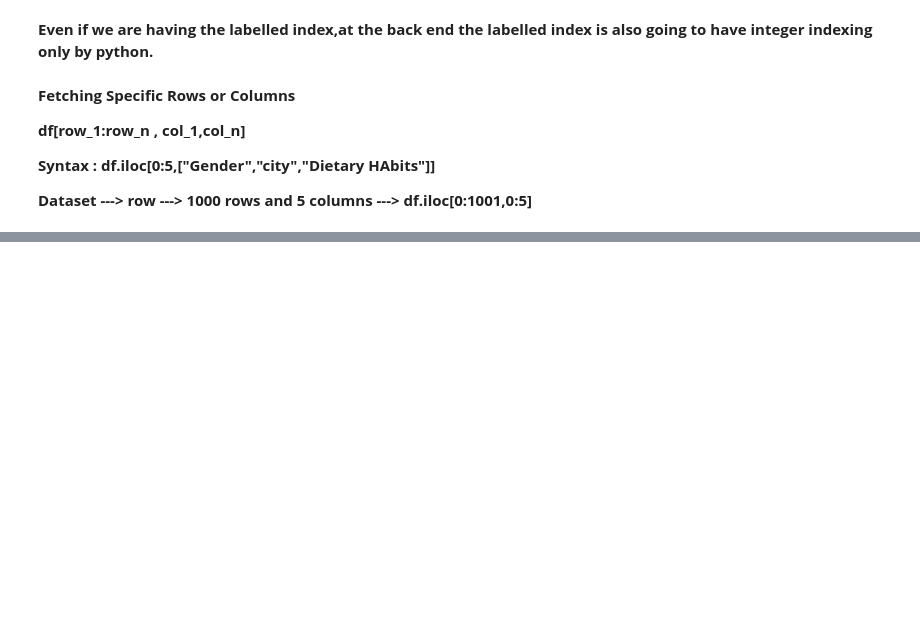
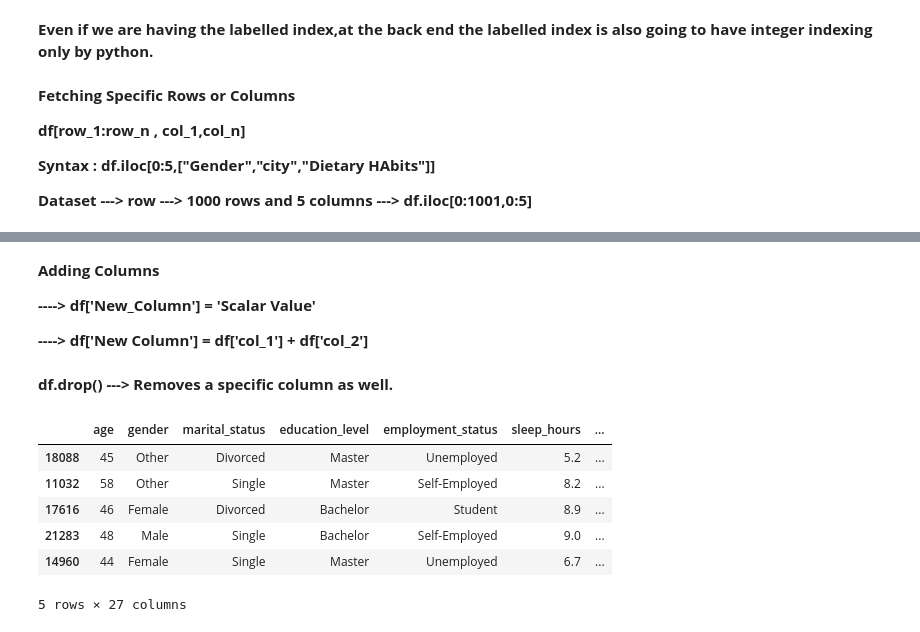
Before and after one commit to Legendkiller9855/GENRATIVE_AI, a Jupyter notebook: Pandas.ipynb, the cells around one changed output, grey strips where cells are left out. Cells and saved outputs as stored; diff of their text form; code cells hidden in the pictures; blank space fills up the shorter version.

```diff
--- a/Pandas.ipynb
+++ b/Pandas.ipynb
@@ -1089,0 +1172,27 @@ print(data.iloc[[1,3,45,65,33]])
+# %% [markdown]
+**Adding Columns**
+
+**----> df['New_Column'] = 'Scalar Value'**
+
+**----> df['New Column'] = df['col_1'] + df['col_2']**
+# %% [markdown]
+**df.drop() ---> Removes a specific column as well.**
+# %%
+import numpy as np
+import json
+import pandas as pd
+
+data = pd.read_csv('/content/mental_health_risk_dataset.csv')
+
+data['name'] = 'Amit' #Will create a new column named name with data as Amit.
+
+data['new_column'] = data['mood_swings_frequency'] + data['screen_time_hours_per_day'] #Creates a new column named new_column which is addition of the other two columns('screen_time' + 'mood_swing')
+data.sample(5) #Will show 5 random rows of data.
+# %% [output]
+|  | age | gender | marital_status | education_level | employment_status | sleep_hours | ... |
+| 18088 | 45 | Other | Divorced | Master | Unemployed | 5.2 | ... |
+| 11032 | 58 | Other | Single | Master | Self-Employed | 8.2 | ... |
+| 17616 | 46 | Female | Divorced | Bachelor | Student | 8.9 | ... |
+| 21283 | 48 | Male | Single | Bachelor | Self-Employed | 9.0 | ... |
+| 14960 | 44 | Female | Single | Master | Unemployed | 6.7 | ... |
+5 rows × 27 columns
```
Also changed, not shown: parts of 10 cells of this notebook.
